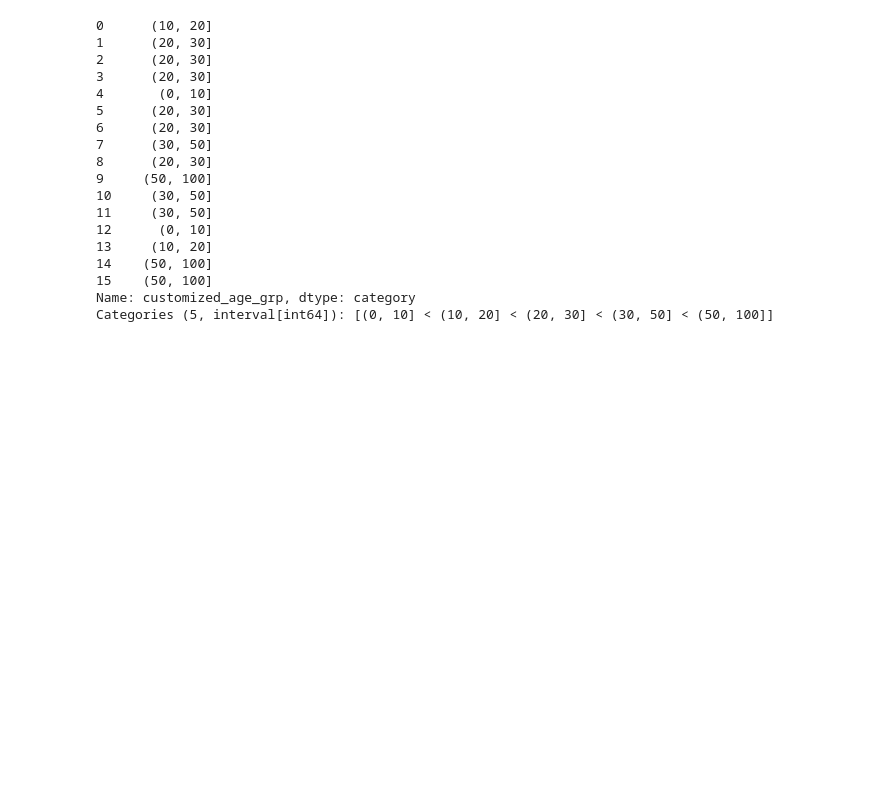
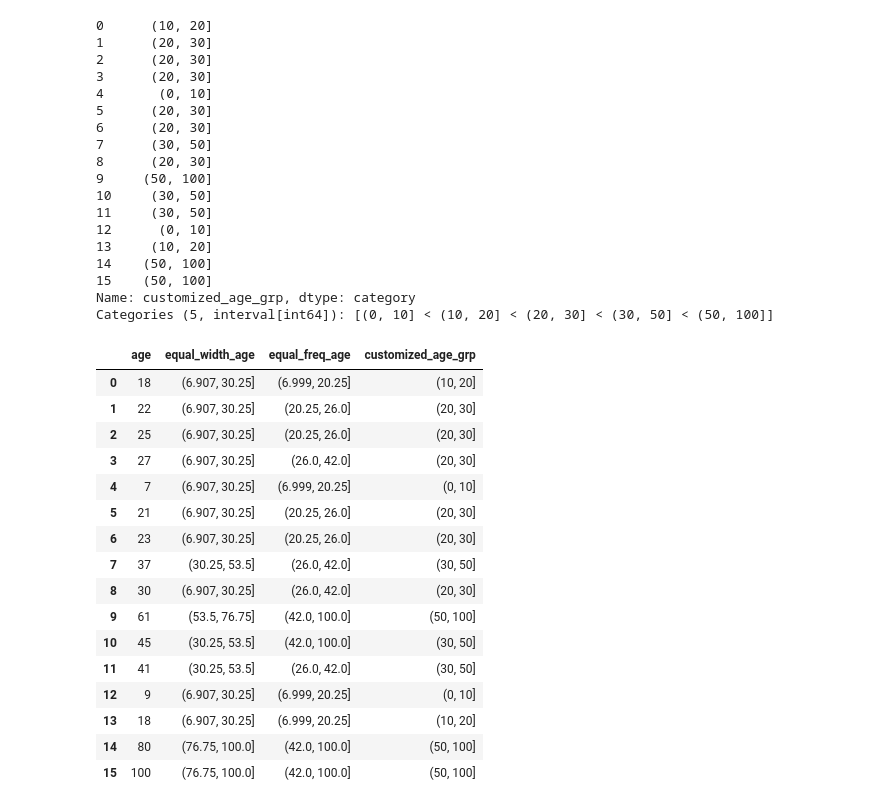
Before and after one commit to gn0262487838/100_day_marathon_for_ML, a Jupyter notebook: D17/Day_017_HW.ipynb, the cells around one changed output. Cells and saved outputs as stored; diff of their text form; code cells hidden in the pictures; blank space fills up the shorter version.

```diff
--- a/D17/Day_017_HW.ipynb
+++ b/D17/Day_017_HW.ipynb
@@ -94,3 +94,23 @@ ages["customized_age_grp"]
 15    (50, 100]
 Name: customized_age_grp, dtype: category
 Categories (5, interval[int64]): [(0, 10] < (10, 20] < (20, 30] < (30, 50] < (50, 100]]
+# %%
+ages
+# %% [output]
+|  | age | equal_width_age | equal_freq_age | customized_age_grp |
+| 0 | 18 | (6.907, 30.25] | (6.999, 20.25] | (10, 20] |
+| 1 | 22 | (6.907, 30.25] | (20.25, 26.0] | (20, 30] |
+| 2 | 25 | (6.907, 30.25] | (20.25, 26.0] | (20, 30] |
+| 3 | 27 | (6.907, 30.25] | (26.0, 42.0] | (20, 30] |
+| 4 | 7 | (6.907, 30.25] | (6.999, 20.25] | (0, 10] |
+| 5 | 21 | (6.907, 30.25] | (20.25, 26.0] | (20, 30] |
+| 6 | 23 | (6.907, 30.25] | (20.25, 26.0] | (20, 30] |
+| 7 | 37 | (30.25, 53.5] | (26.0, 42.0] | (30, 50] |
+| 8 | 30 | (6.907, 30.25] | (26.0, 42.0] | (20, 30] |
+| 9 | 61 | (53.5, 76.75] | (42.0, 100.0] | (50, 100] |
+| 10 | 45 | (30.25, 53.5] | (42.0, 100.0] | (30, 50] |
+| 11 | 41 | (30.25, 53.5] | (26.0, 42.0] | (30, 50] |
+| 12 | 9 | (6.907, 30.25] | (6.999, 20.25] | (0, 10] |
+| 13 | 18 | (6.907, 30.25] | (6.999, 20.25] | (10, 20] |
+| 14 | 80 | (76.75, 100.0] | (42.0, 100.0] | (50, 100] |
+| 15 | 100 | (76.75, 100.0] | (42.0, 100.0] | (50, 100] |
```
Also changed, not shown: 1 other file.
